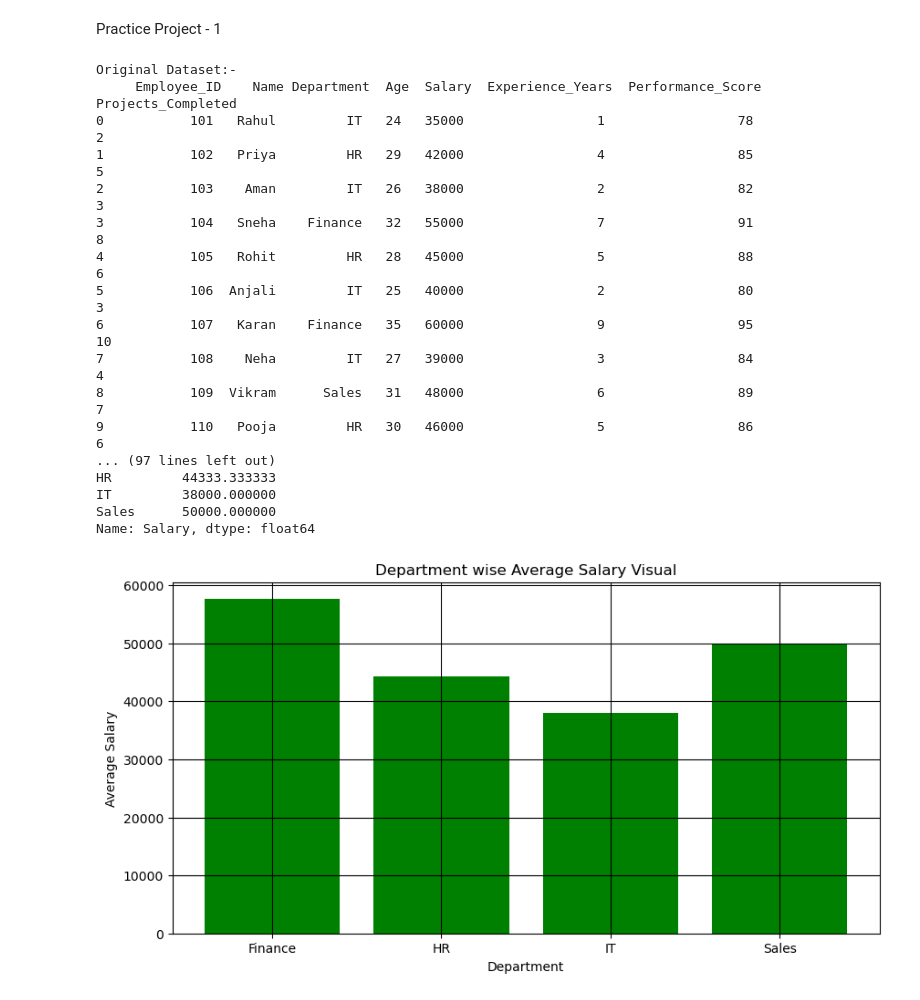
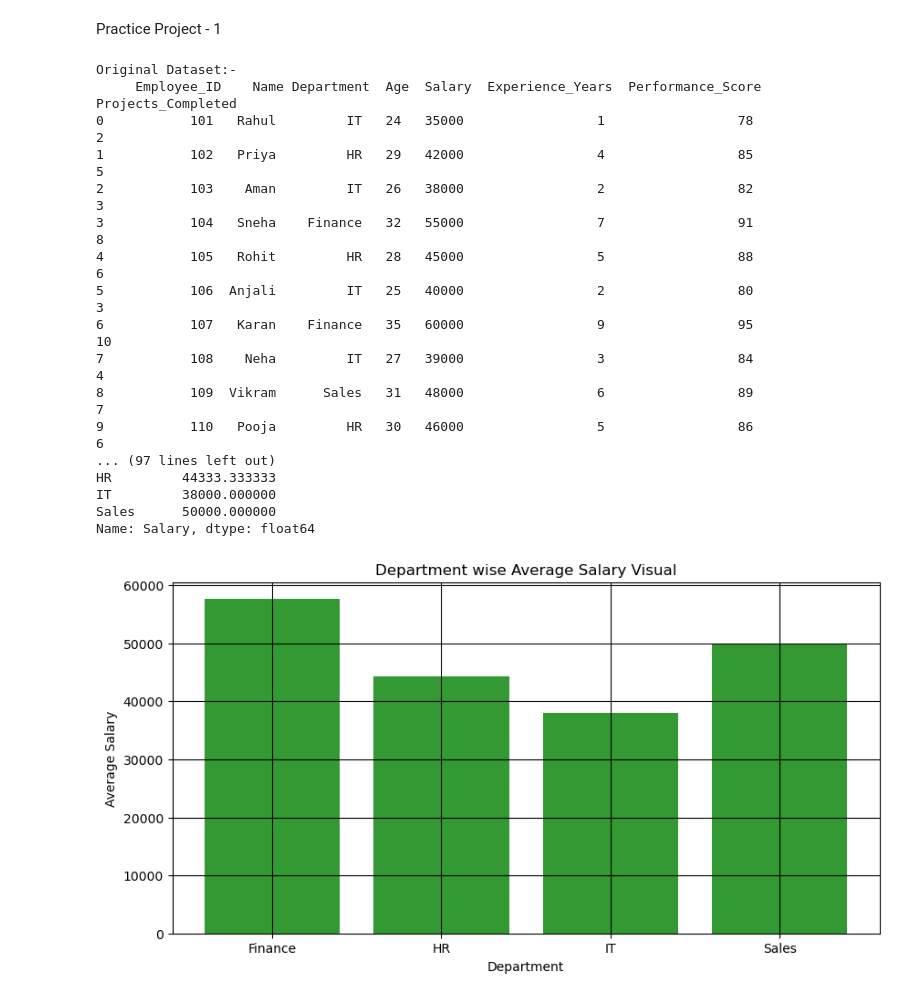
Before and after one commit to shripada-mahato/DS-Practice-Project, a Jupyter notebook: Practice_Project.ipynb, the cells around one changed output. Drawn from its saved outputs; the diff is of its cells as text; code cells hidden in the pictures.

```diff
--- a/Practice_Project.ipynb
+++ b/Practice_Project.ipynb
@@ -26,7 +26,7 @@ print("Highest to lowest Salary:- \n", slry_HL.to_string())
 # numpy section
 
 np_arr_slry = np.array(data["Salary"])
-print(np_arr_slry)
+print("all employee salary in a array:-",np_arr_slry)
 ave_slry = np.mean(np_arr_slry)
 print("Average salary is:-",ave_slry)
 max_slry = np.max(np_arr_slry)
@@ -42,34 +42,61 @@ print(data.to_string())
 for_mat = data.groupby('Department')['Salary'].mean()
 print(for_mat)
 
-# matplotlib section
+# matplotlib section task - 1
+
 plt.figure(figsize=(10,5))
 plt.bar(for_mat.index,
         for_mat.values,
         color='green',
-        linewidth=2
+        linewidth=2,
+        alpha=0.8
 )
 plt.grid(color='black')
 plt.title("Department wise Average Salary Visual")
 plt.xlabel('Department')
 plt.ylabel('Average Salary')
 plt.show()
+
+# task - 2
+
+plt.scatter(data['Experience_Years'],data['Salary'],
+            alpha=0.8,
+            marker='o',
+            color='orange'
+)
+plt.xlabel('Experience_Years')
+plt.ylabel('Salary')
+plt.title('Visualize Exp_year and salary using scatter')
+plt.grid()
+plt.show()
+
+# task - 3
+
+plt.hist(data['Salary'],
+         alpha=0.5,
+         bins=4
+)
+plt.title('Visualize Salary Using Histogram')
+plt.grid()
+plt.xlabel('Salary')
+plt.ylabel('Frequency')
+plt.show()
 # %% [output]
 Original Dataset:-
      Employee_ID    Name Department  Age  Salary  Experience_Years  Performance_Score  Projects_Completed
 0           101   Rahul         IT   24   35000                 1                 78                   2
 1           102   Priya         HR   29   42000                 4                 85                   5
 2           103    Aman         IT   26   38000                 2                 82                   3
 3           104   Sneha    Finance   32   55000                 7                 91                   8
 4           105   Rohit         HR   28   45000                 5                 88                   6
 5           106  Anjali         IT   25   40000                 2                 80                   3
 6           107   Karan    Finance   35   60000                 9                 95                  10
 7           108    Neha         IT   27   39000                 3                 84                   4
 8           109  Vikram      Sales   31   48000                 6                 89                   7
 9           110   Pooja         HR   30   46000                 5                 86                   6
 ... (97 lines left out)
 HR         44333.333333
 IT         38000.000000
 Sales      50000.000000
 Name: Salary, dtype: float64
-[figure, old version]
+[figure, new version]
```
Also changed, not shown: parts of 1 cell of this notebook.
